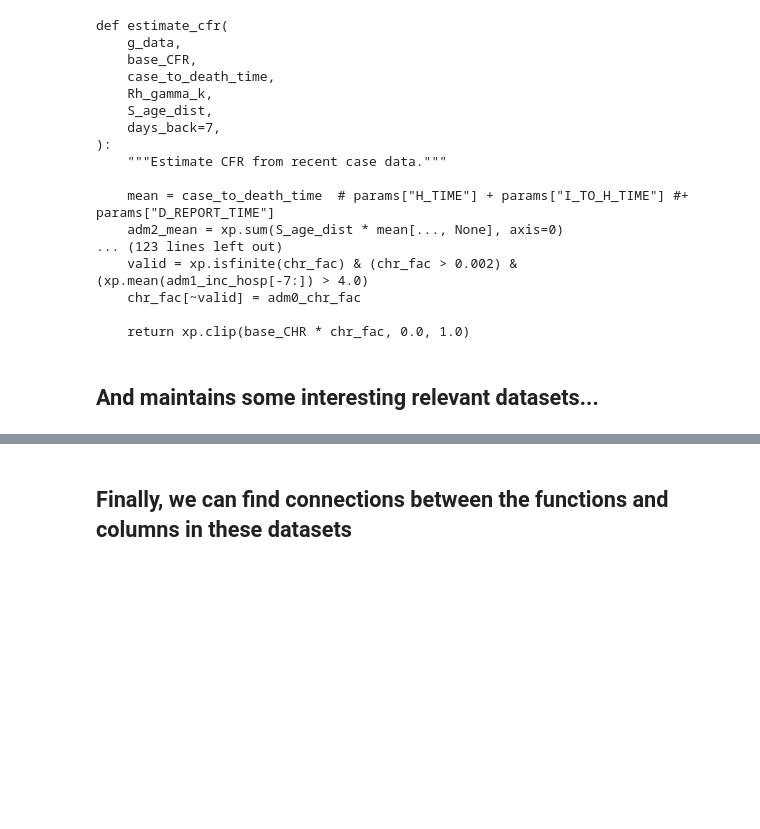
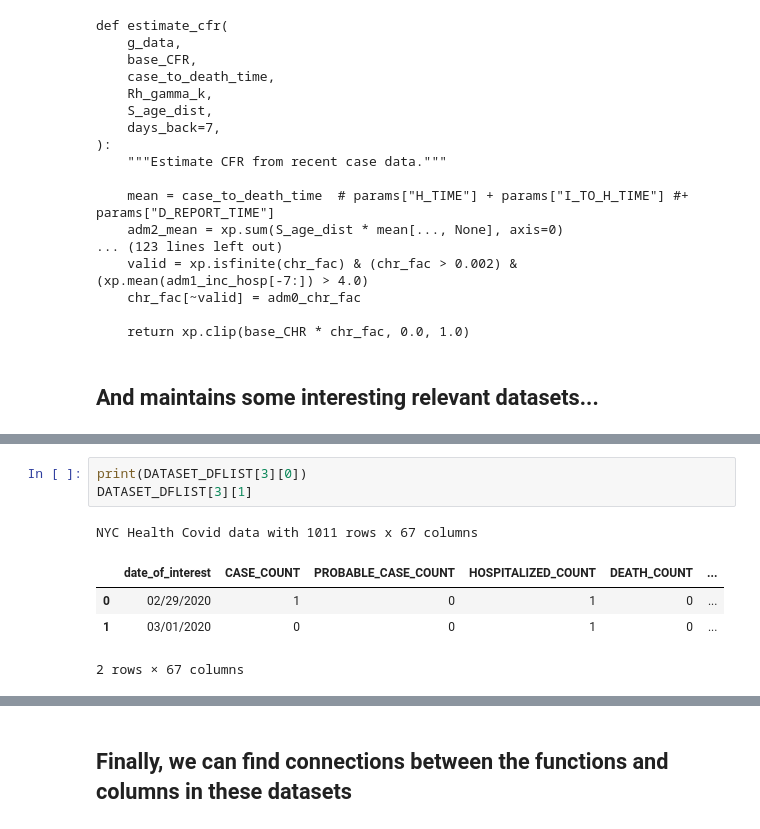
Before and after one commit to mikecafarella/mitaskem, a Jupyter notebook: src/mit-dec-demo.ipynb, the cells around one changed output, grey strips where cells are left out. Saved outputs shown, nothing was run; the diff lists cells and outputs as text; blank space fills up the shorter version.

```diff
--- a/src/mit-dec-demo.ipynb
+++ b/src/mit-dec-demo.ipynb
@@ -325,0 +337,9 @@ Covid tracking data with 20781 rows x 56 columns. Schema and data sample:
+# %%
+print(DATASET_DFLIST[3][0])
+DATASET_DFLIST[3][1]
+# %% [output]
+NYC Health Covid data with 1011 rows x 67 columns
+|  | date_of_interest | CASE_COUNT | PROBABLE_CASE_COUNT | HOSPITALIZED_COUNT | DEATH_COUNT | ... |
+| 0 | 02/29/2020 | 1 | 0 | 1 | 0 | ... |
+| 1 | 03/01/2020 | 0 | 0 | 1 | 0 | ... |
+2 rows × 67 columns
```
Also changed, not shown: parts of 8 cells of this notebook, 1 other file.
